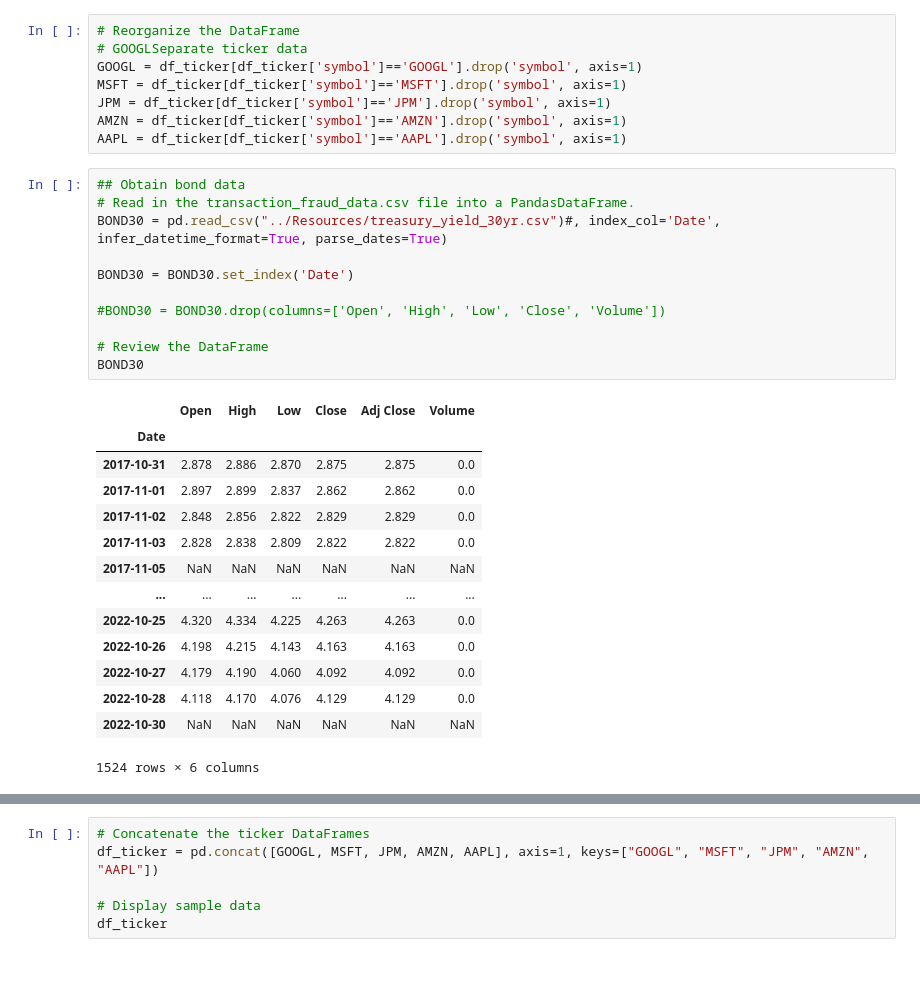
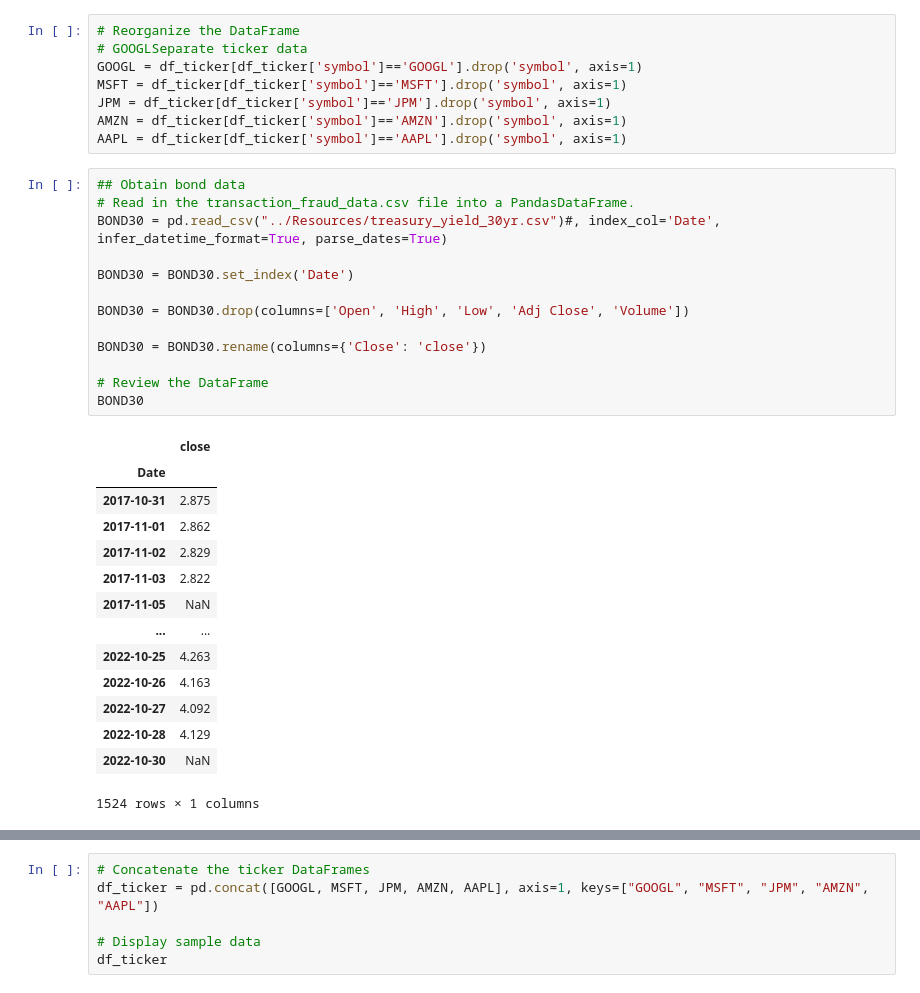
Before and after one commit to Mun-Min/Project_Two, a Jupyter notebook: Financial Analysis Notebooks/portfolio_forecasting_moderate.ipynb, the cells around one changed output, grey strips where cells are left out. Cells and saved outputs as stored; diff of their text form.

```diff
--- a/Financial Analysis Notebooks/portfolio_forecasting_moderate.ipynb
+++ b/Financial Analysis Notebooks/portfolio_forecasting_moderate.ipynb
@@ -79,26 +79,28 @@ AAPL = df_ticker[df_ticker['symbol']=='AAPL'].drop('symbol', axis=1)
 # %%
 ## Obtain bond data
 # Read in the transaction_fraud_data.csv file into a PandasDataFrame.
 BOND30 = pd.read_csv("../Resources/treasury_yield_30yr.csv")#, index_col='Date', infer_datetime_format=True, parse_dates=True)
 
 BOND30 = BOND30.set_index('Date')
 
-#BOND30 = BOND30.drop(columns=['Open', 'High', 'Low', 'Close', 'Volume'])
+BOND30 = BOND30.drop(columns=['Open', 'High', 'Low', 'Adj Close', 'Volume'])
+
+BOND30 = BOND30.rename(columns={'Close': 'close'})
 
 # Review the DataFrame
 BOND30
 # %% [output]
-|  | Open | High | Low | Close | Adj Close | Volume |
-| Date |  |  |  |  |  |  |
-| 2017-10-31 | 2.878 | 2.886 | 2.870 | 2.875 | 2.875 | 0.0 |
-| 2017-11-01 | 2.897 | 2.899 | 2.837 | 2.862 | 2.862 | 0.0 |
-| 2017-11-02 | 2.848 | 2.856 | 2.822 | 2.829 | 2.829 | 0.0 |
-| 2017-11-03 | 2.828 | 2.838 | 2.809 | 2.822 | 2.822 | 0.0 |
-| 2017-11-05 | NaN | NaN | NaN | NaN | NaN | NaN |
-| ... | ... | ... | ... | ... | ... | ... |
-| 2022-10-25 | 4.320 | 4.334 | 4.225 | 4.263 | 4.263 | 0.0 |
-| 2022-10-26 | 4.198 | 4.215 | 4.143 | 4.163 | 4.163 | 0.0 |
-| 2022-10-27 | 4.179 | 4.190 | 4.060 | 4.092 | 4.092 | 0.0 |
-| 2022-10-28 | 4.118 | 4.170 | 4.076 | 4.129 | 4.129 | 0.0 |
-| 2022-10-30 | NaN | NaN | NaN | NaN | NaN | NaN |
+|  | close |
+| Date |  |
+| 2017-10-31 | 2.875 |
+| 2017-11-01 | 2.862 |
+| 2017-11-02 | 2.829 |
+| 2017-11-03 | 2.822 |
+| 2017-11-05 | NaN |
+| ... | ... |
+| 2022-10-25 | 4.263 |
+| 2022-10-26 | 4.163 |
+| 2022-10-27 | 4.092 |
+| 2022-10-28 | 4.129 |
+| 2022-10-30 | NaN |
-1524 rows × 6 columns
+1524 rows × 1 columns
```
Also changed, not shown: parts of 9 cells of this notebook, 9 other files.
